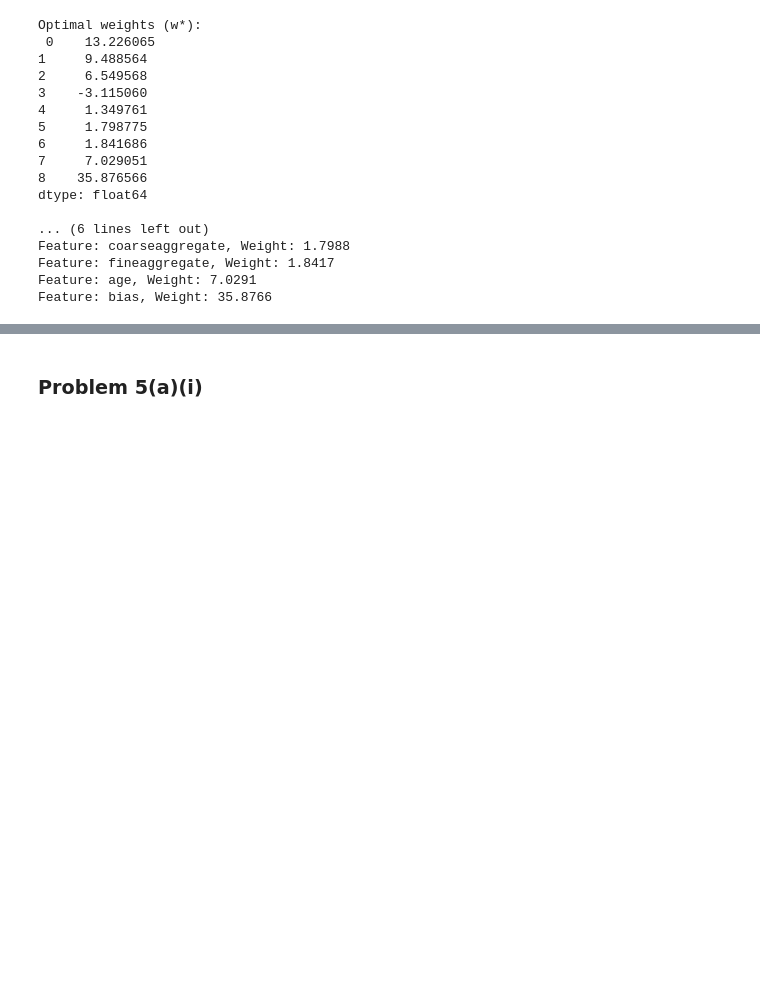
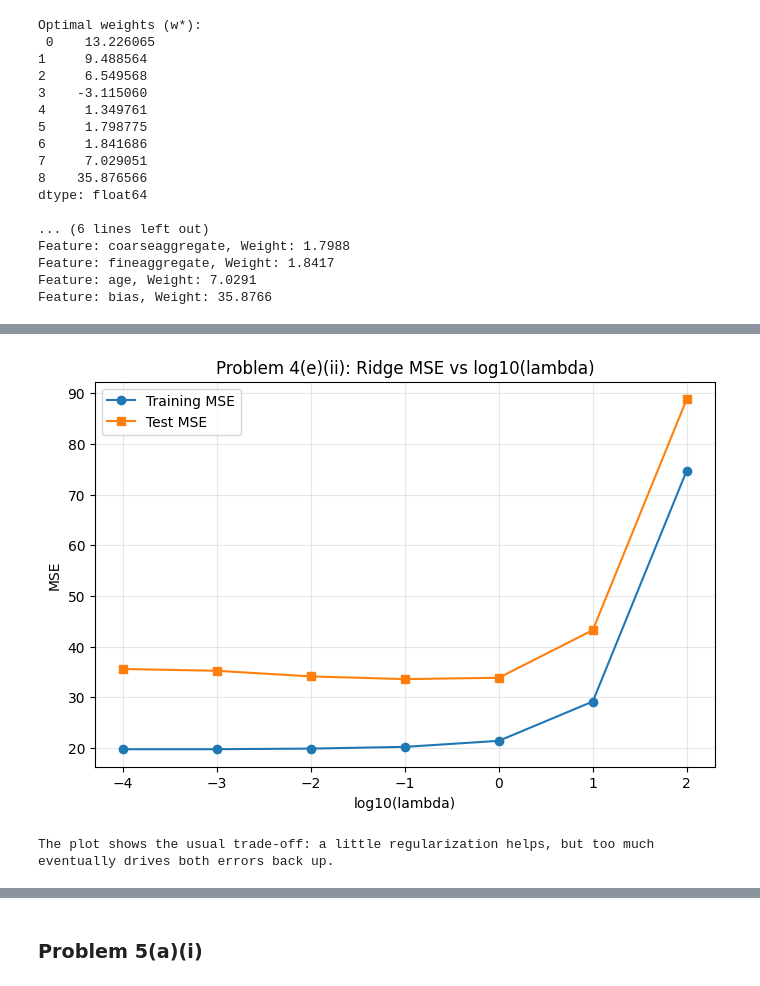
Before and after one commit to sonirohan/intro-ml, a Jupyter notebook: hw1/problem5.ipynb, the cells around one changed output, grey strips where cells are left out. Saved outputs shown, nothing was run; the diff lists cells and outputs as text; code cells hidden in the pictures; blank space fills up the shorter version.

```diff
--- a/hw1/problem5.ipynb
+++ b/hw1/problem5.ipynb
@@ -306,0 +388,25 @@ LinAlgError: Singular matrix
+# %%
+# Problem 4(e)(i)
+ridge_lambdas_q4 = np.array([1e-4, 1e-3, 1e-2, 1e-1, 1, 10, 100], dtype=float)
+ridge_rows_q4 = []
+
+for lam in ridge_lambdas_q4:
+    w_ridge = fit_ridge_q4(phi3_train_q4, y_train_q4, lam)
+    ridge_rows_q4.append({
+        "lambda": lam,
+        "log10_lambda": np.log10(lam),
+        "train_mse": mse_q4(y_train_q4, phi3_train_q4 @ w_ridge),
+        "test_mse": mse_q4(y_test_q4, phi3_test_q4 @ w_ridge),
+        "weight_l2_norm": np.linalg.norm(w_ridge),
+    })
+
+ridge_results_q4 = pd.DataFrame(ridge_rows_q4)
+best_ridge_row_q4 = ridge_results_q4.loc[ridge_results_q4["test_mse"].idxmin()]
+
+q4_model_results[f"Ridge degree 3 (lambda={best_ridge_row_q4['lambda']:.4g})"] = {
+    "train_mse": float(best_ridge_row_q4["train_mse"]),
+    "test_mse": float(best_ridge_row_q4["test_mse"]),
+}
+
+print("Problem 4(e)(i): ridge sweep on degree-3 polynomial features")
+print(ridge_results_q4[["lambda", "train_mse", "test_mse"]].to_string(index=False))
@@ -306,0 +423,16 @@ LinAlgError: Singular matrix
+# %%
+# Problem 4(e)(ii)
+plt.figure(figsize=(8, 5))
+plt.plot(ridge_results_q4["log10_lambda"], ridge_results_q4["train_mse"], marker="o", label="Training MSE")
+plt.plot(ridge_results_q4["log10_lambda"], ridge_results_q4["test_mse"], marker="s", label="Test MSE")
+plt.xlabel("log10(lambda)")
+plt.ylabel("MSE")
+plt.title("Problem 4(e)(ii): Ridge MSE vs log10(lambda)")
+plt.grid(True, alpha=0.3)
+plt.legend()
+plt.show()
+
+print("The plot shows the usual trade-off: a little regularization helps, but too much eventually drives both errors back up.")
+# %% [output]
+[figure, added]
+The plot shows the usual trade-off: a little regularization helps, but too much eventually drives both errors back up.
```
Also changed, not shown: parts of 38 cells of this notebook.
